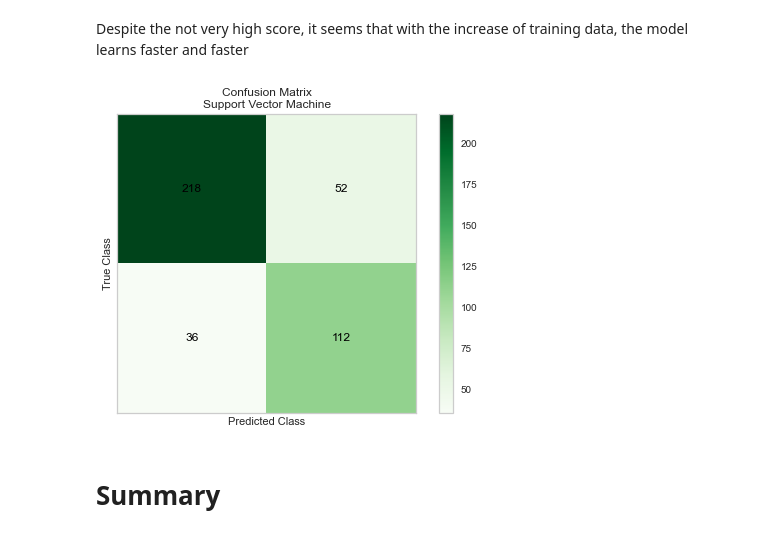
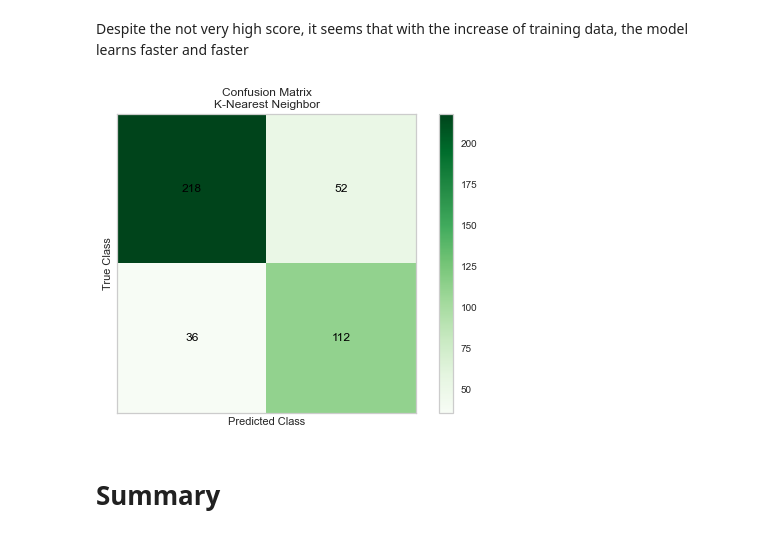
Before and after one commit to Krystiankr/Machine-Learning-Titanic, a Jupyter notebook: Titanic.ipynb, the cells around one changed output. Saved outputs shown, nothing was run; the diff lists cells and outputs as text; code cells hidden in the pictures.

```diff
--- a/Titanic.ipynb
+++ b/Titanic.ipynb
@@ -409,9 +409,9 @@ Despite the not very high score, it seems that with the increase of training dat
 # %%
 y_pred = k_neigth.predict(X_test)
 matrix = confusion_matrix(y_test, y_pred)
-c_matrix(matrix, "Support Vector Machine")
+c_matrix(matrix, "K-Nearest Neighbor")
 # %% [output]
-[figure, old version]
+[figure, new version]
 # %% [markdown]
 # Summary
 # %%
```
